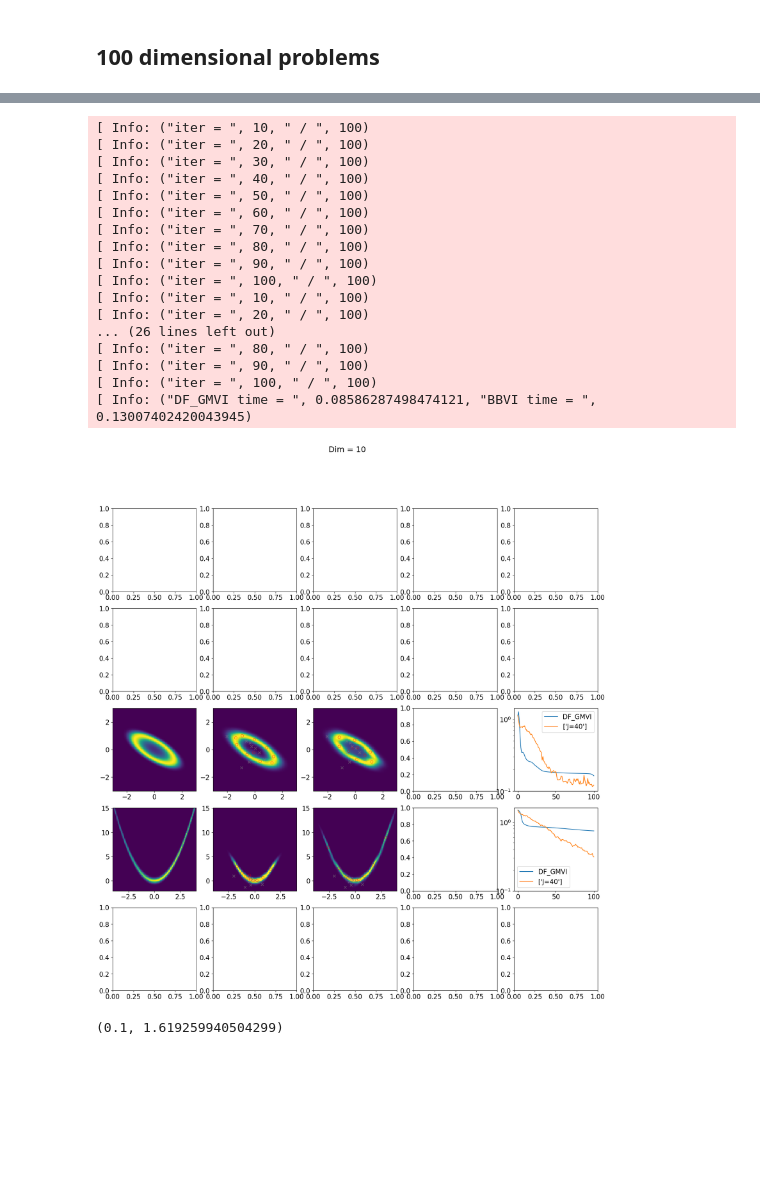
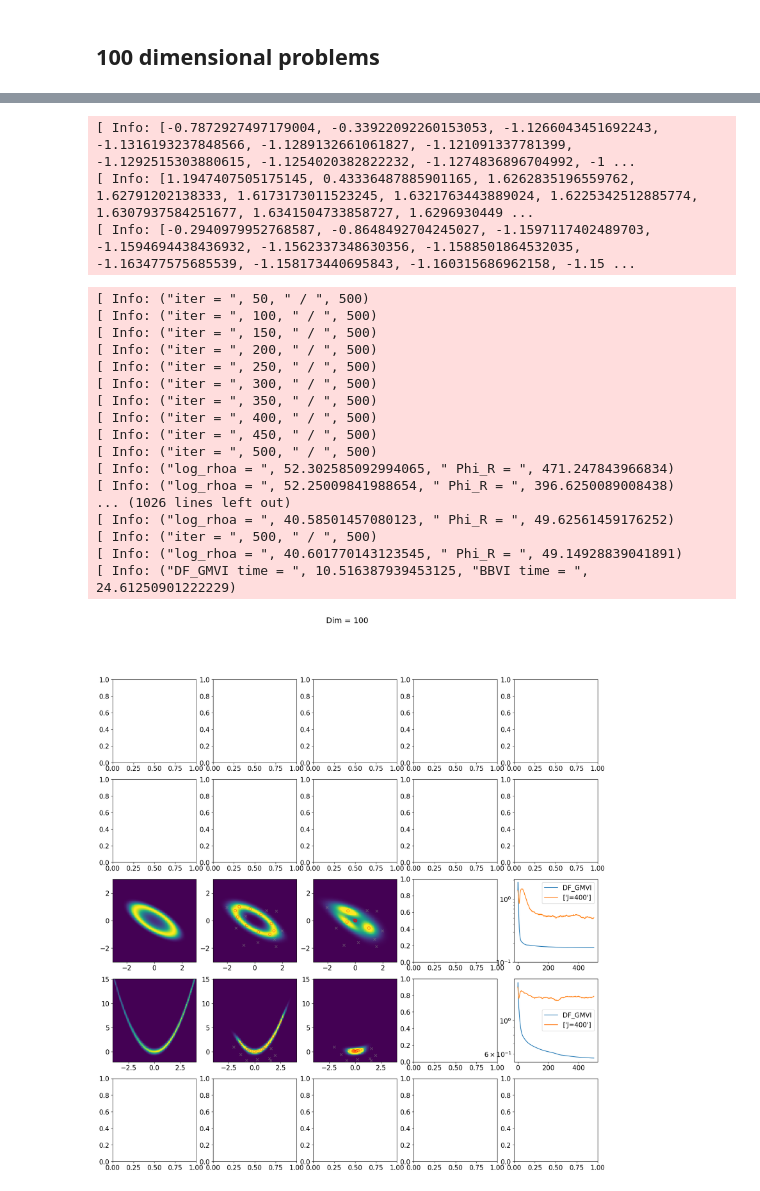
Before and after one commit to PKU-CMEGroup/InverseProblems.jl, a Jupyter notebook: Derivative-Free-Variational-Inference/MultiModal-GMBBVI-nD.ipynb, the cells around one changed output, grey strips where cells are left out. Cells and saved outputs as stored; diff of their text form; code cells hidden in the pictures; blank space fills up the shorter version.

Commit message:
update BBVI

```diff
--- a/Derivative-Free-Variational-Inference/MultiModal-GMBBVI-nD.ipynb
+++ b/Derivative-Free-Variational-Inference/MultiModal-GMBBVI-nD.ipynb
@@ -527,5 +527,13 @@ visualization_comparison_100d(ax[5, :], obj_DF_GMVI, BBVI; Nx = Nx, Ny = Ny, x_l
 [figure]
 (0.1, 1.9530777698831023)
+# %%
+@info BBVI[1].x_mean[end][1,:]
+@info BBVI[1].x_mean[end][2,:]
+@info BBVI[1].x_mean[end][3,:]
+# %% [output]
+[ Info: [-0.7872927497179004, -0.33922092260153053, -1.1266043451692243, -1.1316193237848566, -1.1289132661061827, -1.121091337781399, -1.1292515303880615, -1.1254020382822232, -1.1274836896704992, -1 ...
+[ Info: [1.1947407505175145, 0.43336487885901165, 1.6262835196559762, 1.62791202138333, 1.6173173011523245, 1.6321763443889024, 1.6225342512885774, 1.6307937584251677, 1.6341504733858727, 1.6296930449 ...
+[ Info: [-0.2940979952768587, -0.8648492704245027, -1.1597117402489703, -1.1594694438436932, -1.1562337348630356, -1.1588501864532035, -1.163477575685539, -1.158173440695843, -1.160315686962158, -1.15 ...
 # %%
 include("../Inversion/GMBBVI.jl")
 
@@ -533,9 +541,9 @@ include("../Inversion/GMBBVI.jl")
 fig, ax = PyPlot.subplots(nrows=5, ncols=5, sharex=false, sharey=false, figsize=(20,20))
 Random.seed!(111);
 # Problem setup
-N_iter = 100
+N_iter = 500
 Nx, Ny = 100, 100
-N_x = 10
+N_x = 100
 fig.suptitle("Dim = "*string(N_x))
 N_modes = 10
 x0_w  = ones(N_modes)/N_modes
@@ -634,52 +642,51 @@ BBVI = [Gaussian_mixture_BBVI(func_Phi, x0_w, x0_mean, xx0_cov; N_iter = N_iter,
         for N_ens in N_ens_array]
 t2  = time()
 @info "DF_GMVI time = ", t1 - t0, "BBVI time = ", t2 - t1
 visualization_comparison_100d(ax[4, :], obj_DF_GMVI, BBVI; Nx = Nx, Ny = Ny, x_lim=[-4.0, 4.0], y_lim=[-2.0, 15.0], func_F=func_F_marginal,
     bandwidth=(0.32,0.22), make_label=true,  N_iter= N_iter)
 
 
 
 
 # Gtype = "Double_banana"
 # ση = [0.3; 1.0; 1.0; ones(N_x-2)]
 # λ = 100.0
 # y = [log(λ+1); 0.0; 0.0; zeros(N_x-2)]
 # func_args = (y, ση, λ , Gtype)
 # func_F(x) = F(x, func_args)
 # func_marginal_args = (y[1:3], ση[1:3], λ , Gtype)
 # func_F(x) = F(x, func_args)
 # func_F_marginal(x) = F(x, func_marginal_args)
 # func_Phi(x) = Phi(x, func_args)
 
 # t0 = time()
 # obj_DF_GMVI = Gaussian_mixture_VI(nothing, func_F, x0_w, x0_mean, xx0_cov; N_iter = N_iter, dt = dt)[1]
 # t1  = time()
 # BBVI = [Gaussian_mixture_BBVI(func_Phi, x0_w, x0_mean, xx0_cov; N_iter = N_iter, dt = dt, N_ens=N_ens)
 #         for N_ens in N_ens_array]
 # t2  = time()
 # @info "DF_GMVI time = ", t1 - t0, "BBVI time = ", t2 - t1
 # visualization_comparison_100d(ax[5, :], obj_DF_GMVI, BBVI; Nx = Nx, Ny = Ny, x_lim=[-3.0, 3.0], y_lim=[-3.0, 3.0], func_F=func_F_marginal,
 #     bandwidth=(0.32,0.22), make_label=true,  N_iter= N_iter)
 # %% [output]
-[ Info: ("iter = ", 10, " / ", 100)
-[ Info: ("iter = ", 20, " / ", 100)
-[ Info: ("iter = ", 30, " / ", 100)
-[ Info: ("iter = ", 40, " / ", 100)
-[ Info: ("iter = ", 50, " / ", 100)
-[ Info: ("iter = ", 60, " / ", 100)
-[ Info: ("iter = ", 70, " / ", 100)
-[ Info: ("iter = ", 80, " / ", 100)
-[ Info: ("iter = ", 90, " / ", 100)
-[ Info: ("iter = ", 100, " / ", 100)
-[ Info: ("iter = ", 10, " / ", 100)
-[ Info: ("iter = ", 20, " / ", 100)
-... (26 lines left out)
-[ Info: ("iter = ", 80, " / ", 100)
-[ Info: ("iter = ", 90, " / ", 100)
-[ Info: ("iter = ", 100, " / ", 100)
-[ Info: ("DF_GMVI time = ", 0.08586287498474121, "BBVI time = ", 0.13007402420043945)
+[ Info: ("iter = ", 50, " / ", 500)
+[ Info: ("iter = ", 100, " / ", 500)
+[ Info: ("iter = ", 150, " / ", 500)
+[ Info: ("iter = ", 200, " / ", 500)
+[ Info: ("iter = ", 250, " / ", 500)
+[ Info: ("iter = ", 300, " / ", 500)
+[ Info: ("iter = ", 350, " / ", 500)
+[ Info: ("iter = ", 400, " / ", 500)
+[ Info: ("iter = ", 450, " / ", 500)
+[ Info: ("iter = ", 500, " / ", 500)
+[ Info: ("log_rhoa = ", 52.302585092994065, " Phi_R = ", 471.247843966834)
+[ Info: ("log_rhoa = ", 52.25009841988654, " Phi_R = ", 396.6250089008438)
+... (1026 lines left out)
+[ Info: ("log_rhoa = ", 40.58501457080123, " Phi_R = ", 49.62561459176252)
+[ Info: ("iter = ", 500, " / ", 500)
+[ Info: ("log_rhoa = ", 40.601770143123545, " Phi_R = ", 49.14928839041891)
+[ Info: ("DF_GMVI time = ", 10.516387939453125, "BBVI time = ", 24.61250901222229)
-[figure, old version]
+[figure, new version]
-(0.1, 1.619259940504299)
 # %%
 im = 2
 idim1, idim2, idim3 = 1, 2, 3
```
Also changed, not shown: parts of 4 cells of this notebook, 1 other file.
